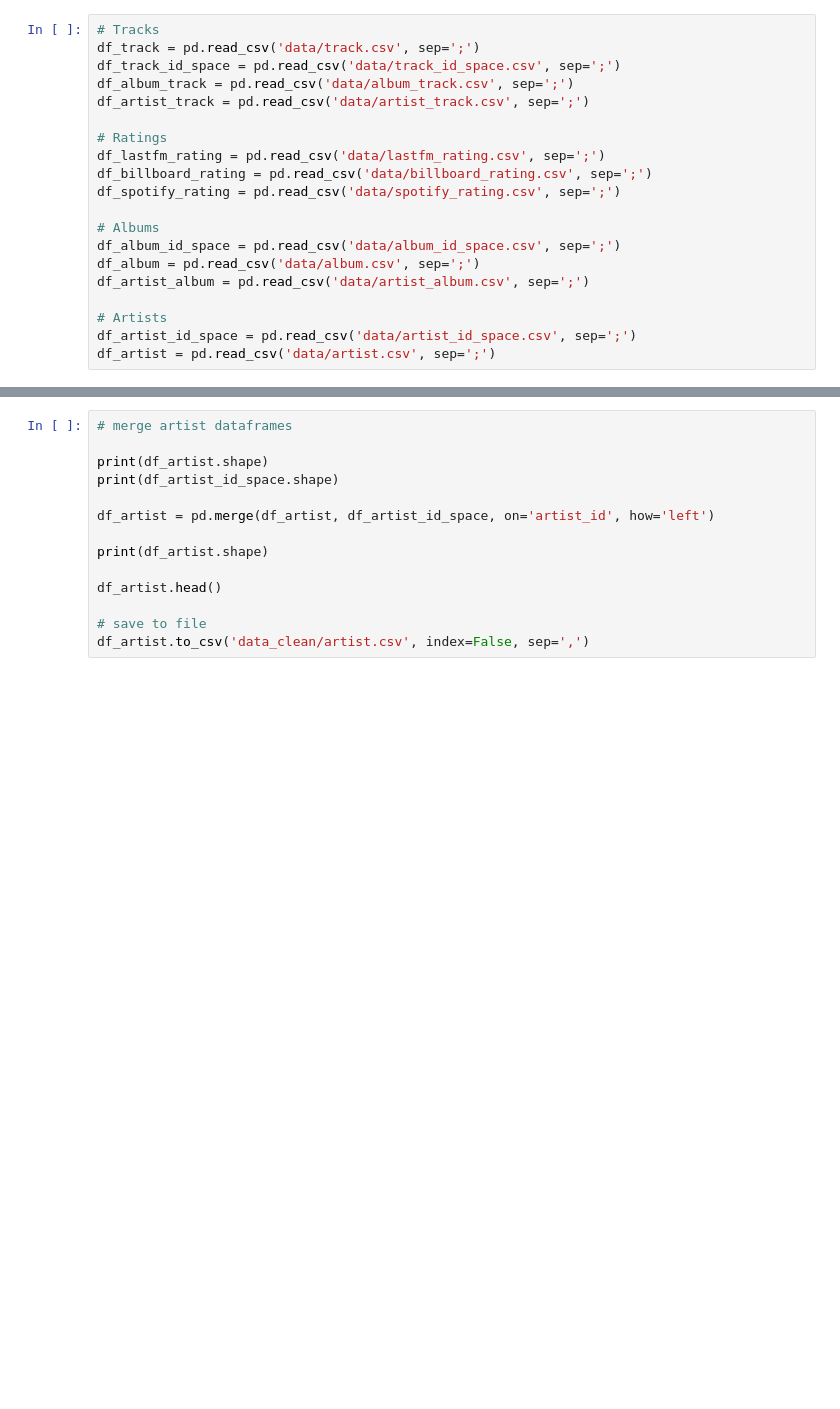
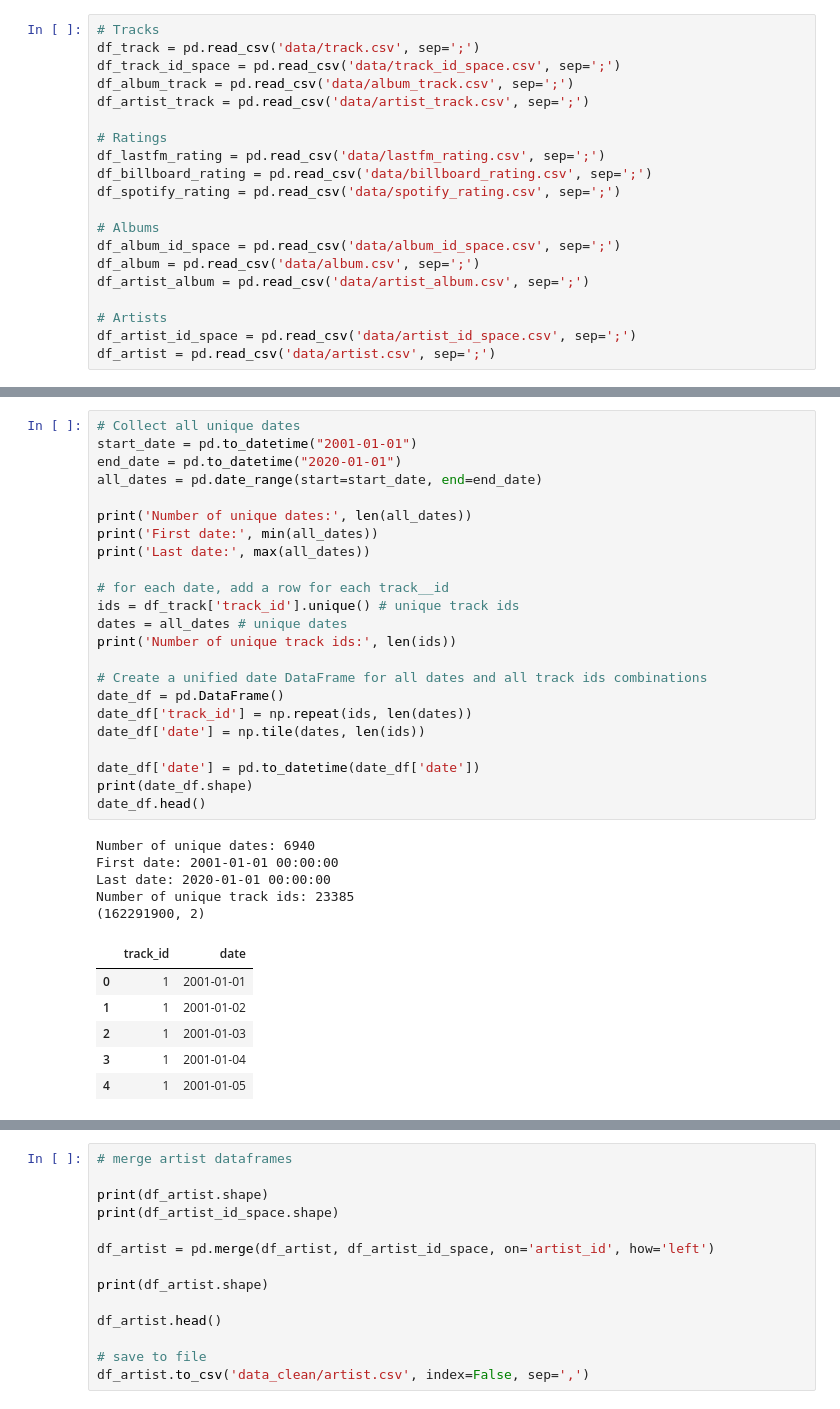
Before and after one commit to m21ark/s_music, a Jupyter notebook: clean.ipynb, the cells around one changed output, grey strips where cells are left out. Saved outputs shown, nothing was run; the diff lists cells and outputs as text; blank space fills up the shorter version.

```diff
--- a/clean.ipynb
+++ b/clean.ipynb
@@ -154,0 +141,35 @@ df_rating.head(30)
+# %%
+# Collect all unique dates
+start_date = pd.to_datetime("2001-01-01")
+end_date = pd.to_datetime("2020-01-01")
+all_dates = pd.date_range(start=start_date, end=end_date)
+
+print('Number of unique dates:', len(all_dates))
+print('First date:', min(all_dates))
+print('Last date:', max(all_dates))
+
+# for each date, add a row for each track__id
+ids = df_track['track_id'].unique() # unique track ids
+dates = all_dates # unique dates
+print('Number of unique track ids:', len(ids))
+
+# Create a unified date DataFrame for all dates and all track ids combinations
+date_df = pd.DataFrame()
+date_df['track_id'] = np.repeat(ids, len(dates))
+date_df['date'] = np.tile(dates, len(ids))
+
+date_df['date'] = pd.to_datetime(date_df['date'])
+print(date_df.shape)
+date_df.head()
+# %% [output]
+Number of unique dates: 6940
+First date: 2001-01-01 00:00:00
+Last date: 2020-01-01 00:00:00
+Number of unique track ids: 23385
+(162291900, 2)
+|  | track_id | date |
+| 0 | 1 | 2001-01-01 |
+| 1 | 1 | 2001-01-02 |
+| 2 | 1 | 2001-01-03 |
+| 3 | 1 | 2001-01-04 |
+| 4 | 1 | 2001-01-05 |
```
Also changed, not shown: parts of 4 cells of this notebook, 4 other files.
